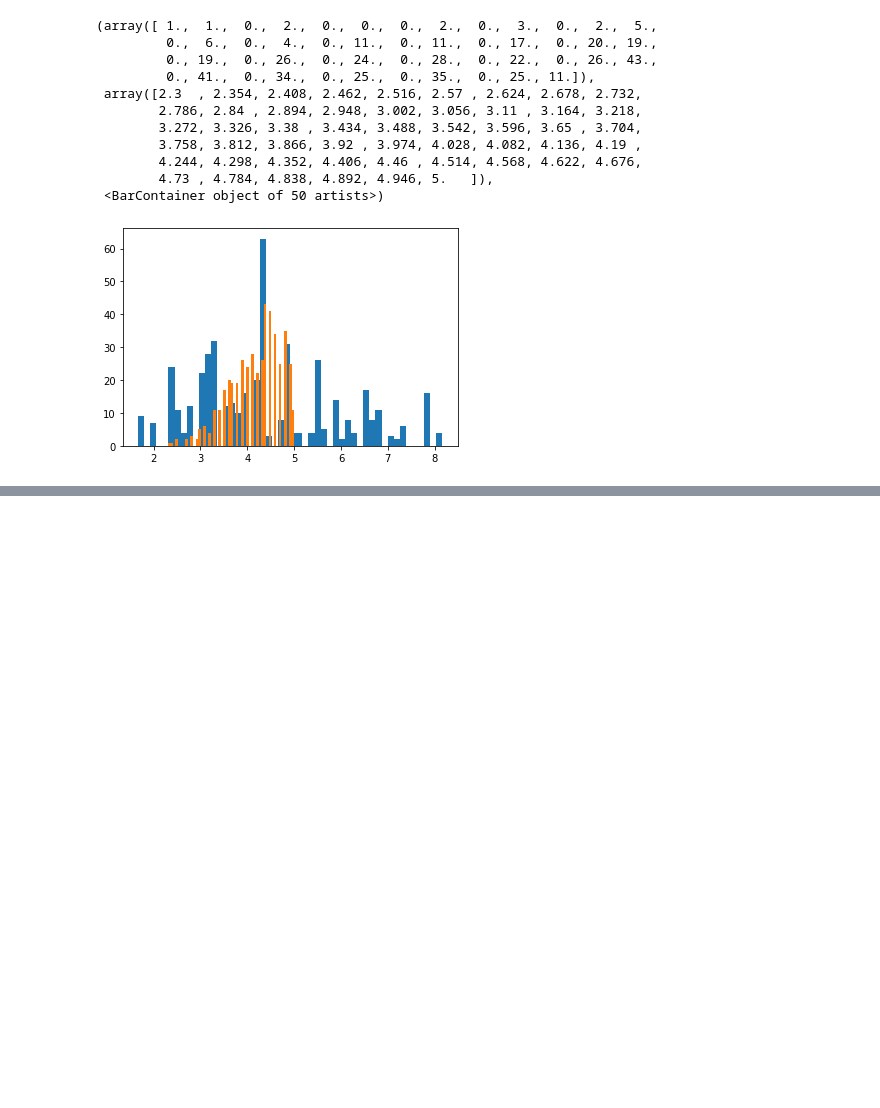
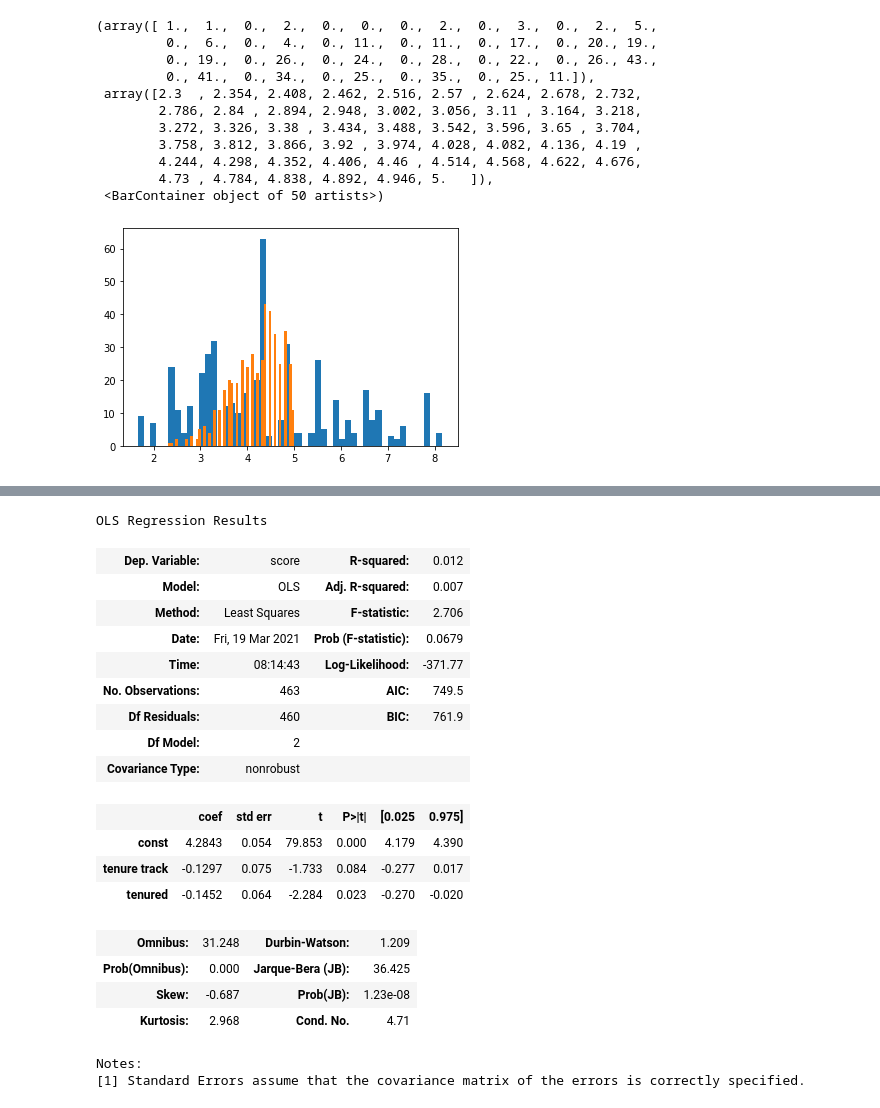
Before and after one commit to despresj/pythonChallenges, a Jupyter notebook: pandas/modeling.ipynb, the cells around one changed output, grey strips where cells are left out. Saved outputs shown, nothing was run; the diff lists cells and outputs as text; code cells hidden in the pictures; blank space fills up the shorter version.

```diff
--- a/pandas/modeling.ipynb
+++ b/pandas/modeling.ipynb
@@ -65,0 +113,29 @@ dtype: float64
+# %%
+X = pd.get_dummies(df['rank'])
+del X['teaching'] # reference category
+X = sm.add_constant(X)
+model = sm.OLS(y, X)
+m_rank = model.fit()
+# %%
+m_rank.summary()
+# %% [output]
+OLS Regression Results
+| Dep. Variable: | score | R-squared: | 0.012 |
+| Model: | OLS | Adj. R-squared: | 0.007 |
+| Method: | Least Squares | F-statistic: | 2.706 |
+| Date: | Fri, 19 Mar 2021 | Prob (F-statistic): | 0.0679 |
+| Time: | 08:14:43 | Log-Likelihood: | -371.77 |
+| No. Observations: | 463 | AIC: | 749.5 |
+| Df Residuals: | 460 | BIC: | 761.9 |
+| Df Model: | 2 |  |  |
+| Covariance Type: | nonrobust |  |  |
+|  | coef | std err | t | P>|t| | [0.025 | 0.975] |
+| const | 4.2843 | 0.054 | 79.853 | 0.000 | 4.179 | 4.390 |
+| tenure track | -0.1297 | 0.075 | -1.733 | 0.084 | -0.277 | 0.017 |
+| tenured | -0.1452 | 0.064 | -2.284 | 0.023 | -0.270 | -0.020 |
+| Omnibus: | 31.248 | Durbin-Watson: | 1.209 |
+| Prob(Omnibus): | 0.000 | Jarque-Bera (JB): | 36.425 |
+| Skew: | -0.687 | Prob(JB): | 1.23e-08 |
+| Kurtosis: | 2.968 | Cond. No. | 4.71 |
+Notes:
+[1] Standard Errors assume that the covariance matrix of the errors is correctly specified.
```
Also changed, not shown: parts of 15 cells of this notebook.
